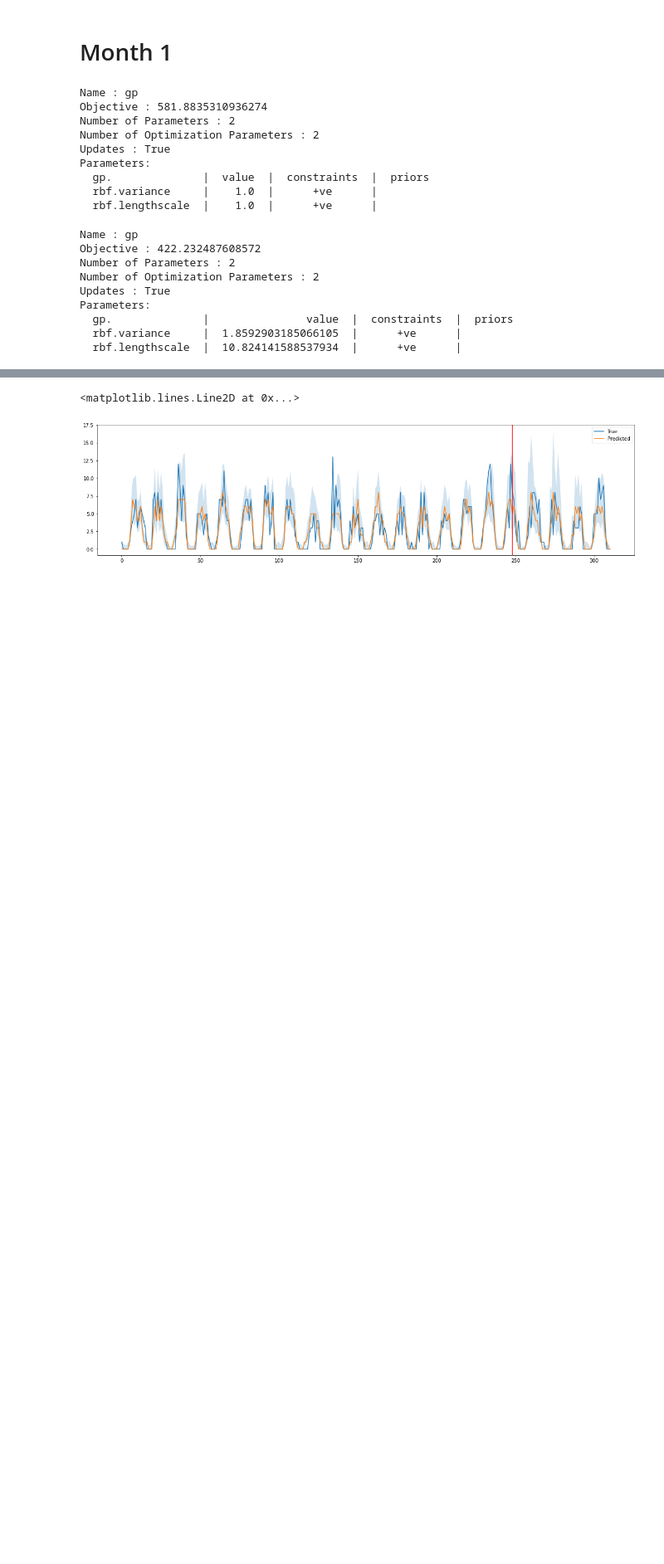
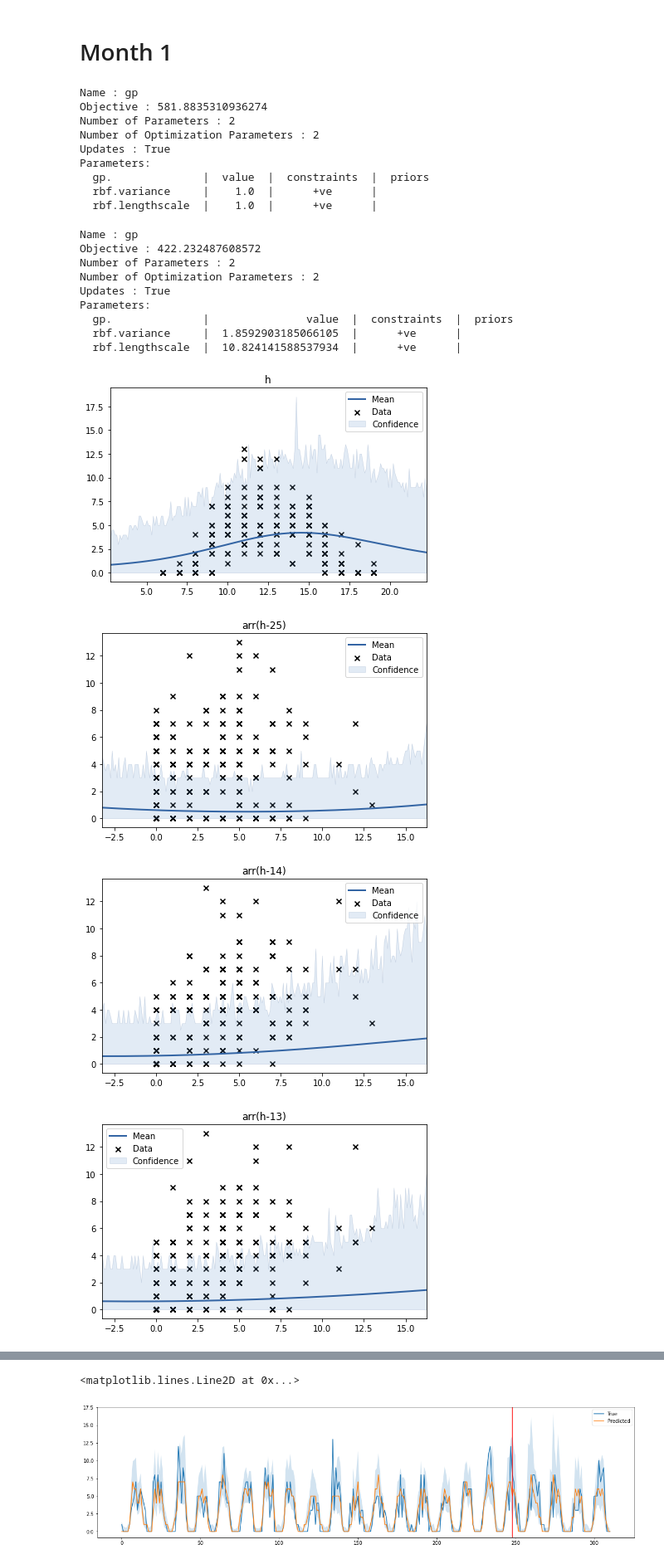
Before and after one commit to rajivsam/cmi_count_data_modeling, a Jupyter notebook: notebooks/retail_GPy.ipynb, the cells around one changed output, grey strips where cells are left out. Shown at 83% size. Saved outputs shown, nothing was run; the diff lists cells and outputs as text; code cells hidden in the pictures; blank space fills up the shorter version.

Commit message:
Target vs. all individual feature plots are added.

```diff
--- a/notebooks/retail_GPy.ipynb
+++ b/notebooks/retail_GPy.ipynb
@@ -46,6 +36,10 @@ data = {}
 data['M1'] = pd.read_csv('https://raw.githubusercontent.com/rajivsam/cmi_count_data_modeling/data_branch/data/M1_transform_hourly_arrivals_dataset.csv')
 data['M2'] = pd.read_csv('https://raw.githubusercontent.com/rajivsam/cmi_count_data_modeling/data_branch/data/M2_transform_hourly_arrivals_dataset.csv')
 data['M3'] = pd.read_csv('https://raw.githubusercontent.com/rajivsam/cmi_count_data_modeling/data_branch/data/M3_transform_hourly_arrivals_dataset.csv')
+# %%
+M1_columns = data['M1'].columns[:-1]
+M2_columns = data['M2'].columns[:-1]
+M3_columns = data['M3'].columns[:-1]
 # %%
 # Encoding h and Day column
 days = {'Sunday':0,'Monday':1,'Tuesday':2,'Wednesday':3,'Thursday':4,'Friday':5,'Saturday':6}
@@ -70,6 +64,19 @@ X_M1.shape , y_M1.shape
 # %% [markdown]
 - I have taken first 4/5 th data for training and rest for testing
 - In the plots, there are red vertical lines. On the left of this line, it is for training data and on the right, it is for test data.
+# %%
+# Helper function to plot
+def plot_model(model,visible_dims):
+  nrows = len(visible_dims)//2 if len(visible_dims)%2==0 else len(visible_dims)//2+1
+  #plt.figure(figsize=(8*nrows,10))
+  #j=1
+  for i,title in enumerate(visible_dims):
+    #plt.subplot(nrows,2,j)
+    #plt.tight_layout()
+    model.plot(visible_dims=[i])
+    plt.title(title)
+    plt.show()
+    #j+=1
 # %% [markdown]
 # Month 1
 # %%
@@ -107,3 +114,10 @@ Parameters:
   gp.              |               value  |  constraints  |  priors
   rbf.variance     |  1.8592903185066105  |      +ve      |
   rbf.lengthscale  |  10.824141588537934  |      +ve      |
+# %%
+plot_model(model=m1,visible_dims=M1_columns)
+# %% [output]
+[figure, added]
+[figure, added]
+[figure, added]
+[figure, added]
```
Also changed, not shown: parts of 5 cells of this notebook.
